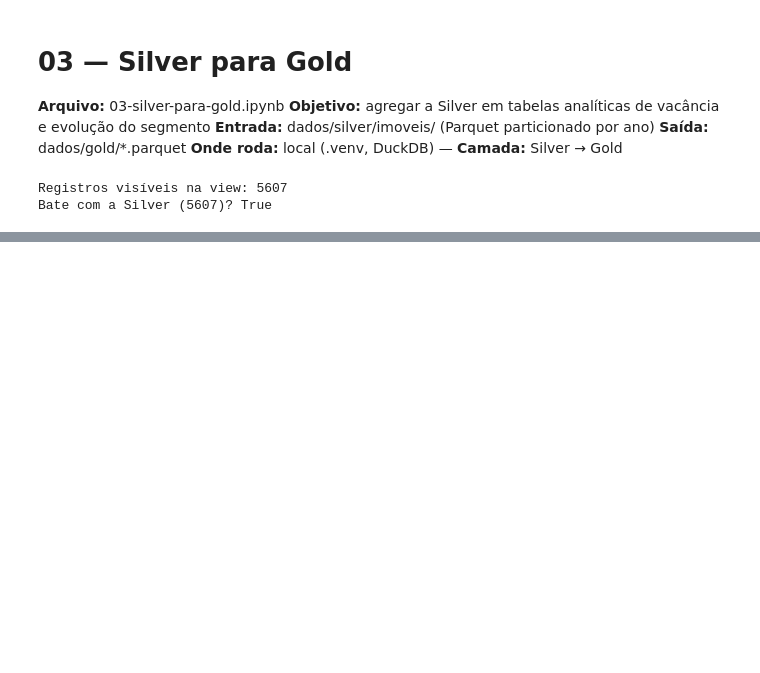
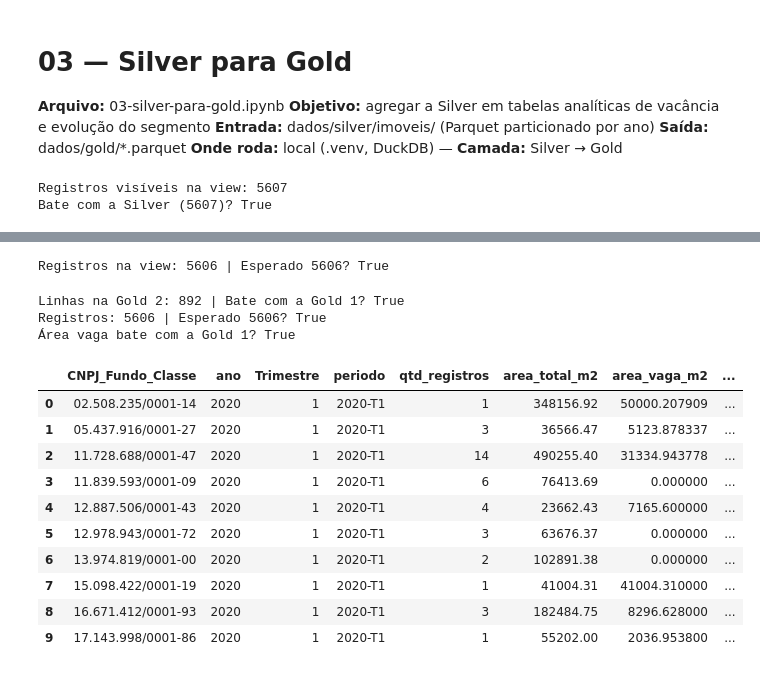
Before and after one commit to sousa-leandro86/tcc-galpoes, a Jupyter notebook: analises/03-silver-para-gold.ipynb, the cells around one changed output, grey strips where cells are left out. Saved outputs shown, nothing was run; the diff lists cells and outputs as text; code cells hidden in the pictures; blank space fills up the shorter version.

Commit message:
Camada Gold fechada: conclusoes do notebook 03 e DA-27

```diff
--- a/analises/03-silver-para-gold.ipynb
+++ b/analises/03-silver-para-gold.ipynb
@@ -90,0 +167,73 @@ Trimestres na série: 35
+# %%
+# View com a regra da DA-24 centralizada: cada fundo entra em cada trimestre
+# apenas com os registros da data de referência mais recente. As Gold 2 e 3
+# leem desta view, para que a regra exista em um único lugar do pipeline.
+con.execute("""
+    CREATE OR REPLACE VIEW imoveis_trimestre AS
+    WITH ultima_data AS (
+        SELECT CNPJ_Fundo_Classe, ano, Trimestre,
+               MAX(Data_Referencia) AS data_max
+        FROM silver_imoveis
+        GROUP BY CNPJ_Fundo_Classe, ano, Trimestre
+    )
+    SELECT s.*,
+           CAST(s.ano AS VARCHAR) || '-T' || CAST(s.Trimestre AS VARCHAR) AS periodo
+    FROM silver_imoveis AS s
+    JOIN ultima_data AS u
+      ON  s.CNPJ_Fundo_Classe = u.CNPJ_Fundo_Classe
+      AND s.ano              = u.ano
+      AND s.Trimestre        = u.Trimestre
+      AND s.Data_Referencia  = u.data_max
+""")
+
+# Conferência: a view precisa ter os mesmos 5.606 registros usados na Gold 1.
+# Se bater, a lógica da view é idêntica à da Gold 1.
+total_view = con.sql("SELECT COUNT(*) FROM imoveis_trimestre").fetchone()[0]
+print("Registros na view:", total_view, "| Esperado 5606?", total_view == 5606)
+# %% [output]
+Registros na view: 5606 | Esperado 5606? True
+# %%
+# Gold 2 — vacância por fundo por trimestre. Mesma conta da Gold 1 (soma da
+# área vaga ÷ soma da área), mas agrupando também por CNPJ. Não há risco de
+# divisão por zero: imóveis com área zero foram para a quarentena na Silver.
+consulta_fundo = """
+    SELECT CNPJ_Fundo_Classe, ano, Trimestre, periodo,
+        COUNT(*)                      AS qtd_registros,
+        SUM(Area)                     AS area_total_m2,
+        SUM(Area_Vaga_m2)             AS area_vaga_m2,
+        SUM(Area_Vaga_m2) / SUM(Area) AS vacancia_ponderada
+    FROM imoveis_trimestre
+    GROUP BY CNPJ_Fundo_Classe, ano, Trimestre, periodo
+    ORDER BY ano, Trimestre, CNPJ_Fundo_Classe
+"""
+df_gold_fundo = con.sql(consulta_fundo).df()
+
+# Conferências cruzadas com a Gold 1. Cada fundo vira uma linha por trimestre,
+# então o total de linhas deve ser igual à soma de qtd_fundos da Gold 1. As
+# somas de registros e de área vaga devem bater, porque é o mesmo dado cortado
+# de outro jeito. A área é comparada por diferença (abs) por causa de
+# arredondamentos minúsculos em números decimais.
+linhas_esperadas = df_gold_segmento['qtd_fundos'].sum()
+diferenca_area = abs(df_gold_fundo['area_vaga_m2'].sum() - df_gold_segmento['area_vaga_m2'].sum())
+print("Linhas na Gold 2:", len(df_gold_fundo), "| Bate com a Gold 1?", len(df_gold_fundo) == linhas_esperadas)
+print("Registros:", df_gold_fundo['qtd_registros'].sum(), "| Esperado 5606?", df_gold_fundo['qtd_registros'].sum() == 5606)
+print("Área vaga bate com a Gold 1?", diferenca_area < 0.01)
+
+# Grava no mesmo padrão da Gold 1: arquivo único, sobrescrito a cada execução.
+df_gold_fundo.to_parquet(GOLD / "vacancia_fundo_trimestral.parquet", index=False)
+df_gold_fundo.head(10)
+# %% [output]
+Linhas na Gold 2: 892 | Bate com a Gold 1? True
+Registros: 5606 | Esperado 5606? True
+Área vaga bate com a Gold 1? True
+|  | CNPJ_Fundo_Classe | ano | Trimestre | periodo | qtd_registros | area_total_m2 | area_vaga_m2 | ... |
+| 0 | 02.508.235/0001-14 | 2020 | 1 | 2020-T1 | 1 | 348156.92 | 50000.207909 | ... |
+| 1 | 05.437.916/0001-27 | 2020 | 1 | 2020-T1 | 3 | 36566.47 | 5123.878337 | ... |
+| 2 | 11.728.688/0001-47 | 2020 | 1 | 2020-T1 | 14 | 490255.40 | 31334.943778 | ... |
+| 3 | 11.839.593/0001-09 | 2020 | 1 | 2020-T1 | 6 | 76413.69 | 0.000000 | ... |
+| 4 | 12.887.506/0001-43 | 2020 | 1 | 2020-T1 | 4 | 23662.43 | 7165.600000 | ... |
+| 5 | 12.978.943/0001-72 | 2020 | 1 | 2020-T1 | 3 | 63676.37 | 0.000000 | ... |
+| 6 | 13.974.819/0001-00 | 2020 | 1 | 2020-T1 | 2 | 102891.38 | 0.000000 | ... |
+| 7 | 15.098.422/0001-19 | 2020 | 1 | 2020-T1 | 1 | 41004.31 | 41004.310000 | ... |
+| 8 | 16.671.412/0001-93 | 2020 | 1 | 2020-T1 | 3 | 182484.75 | 8296.628000 | ... |
+| 9 | 17.143.998/0001-86 | 2020 | 1 | 2020-T1 | 1 | 55202.00 | 2036.953800 | ... |
```
Also changed, not shown: parts of 4 cells of this notebook, 4 other files.
